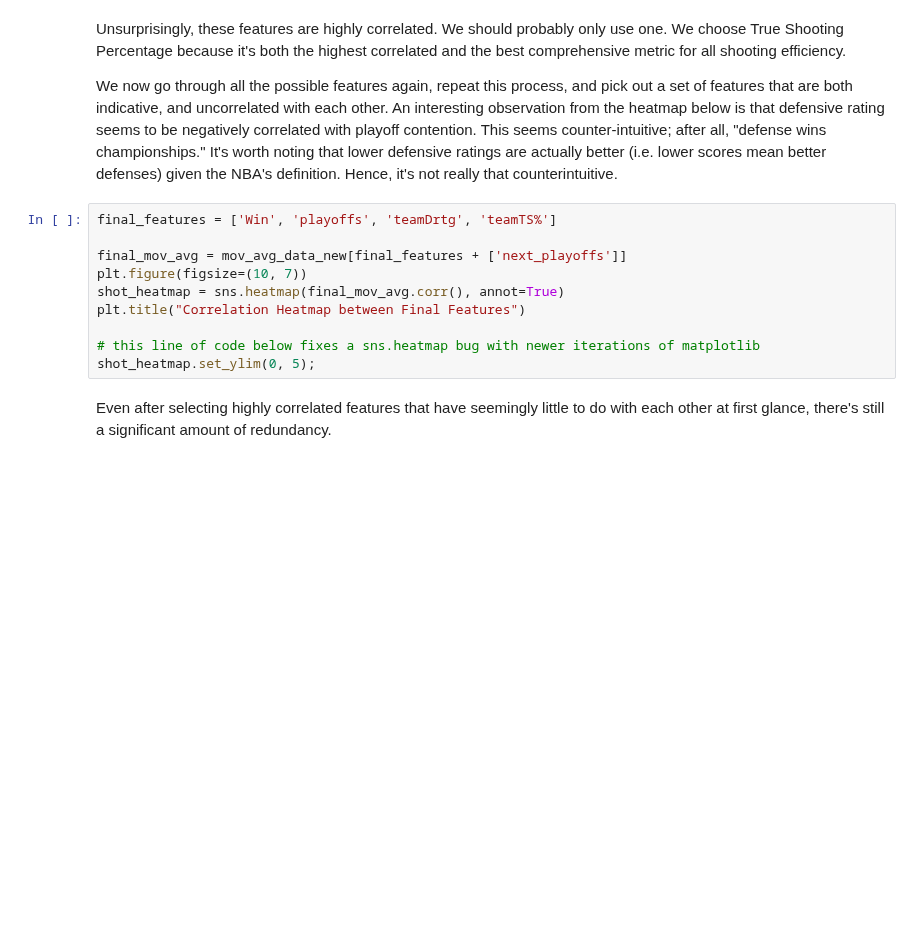
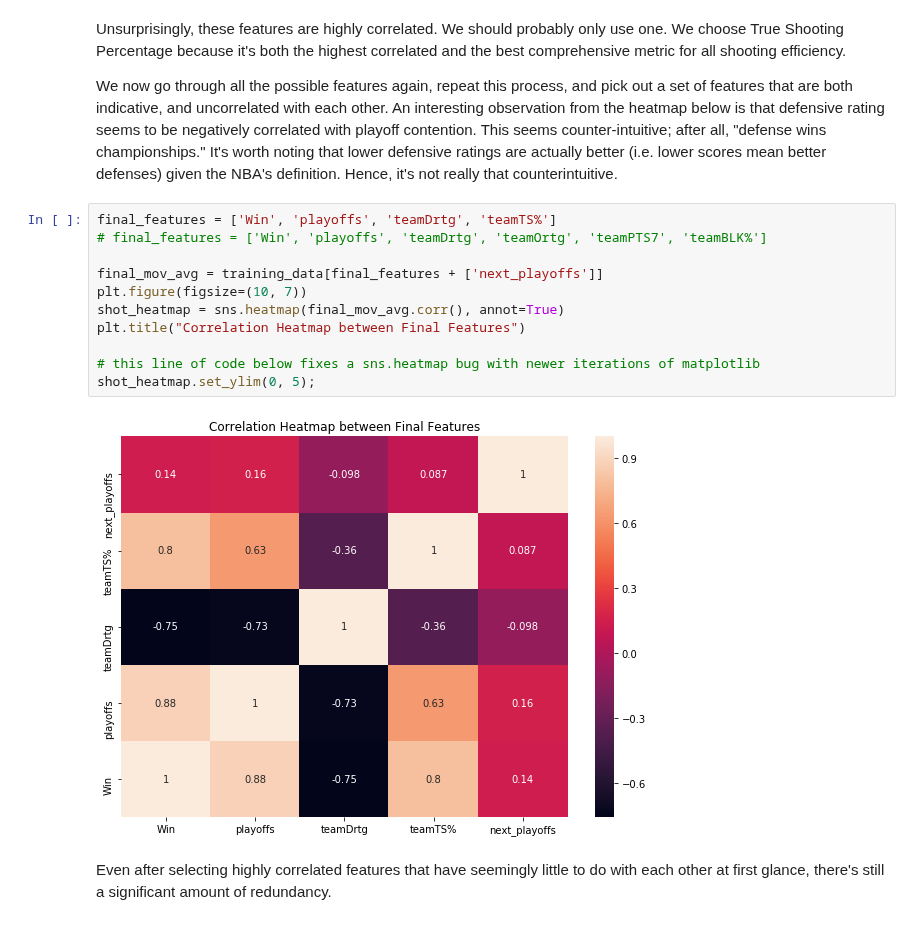
Before and after one commit to ktang98/basketball_analysis, a Jupyter notebook: basketball/basketball_analysis.ipynb, the cells around one changed output. Cells and saved outputs as stored; diff of their text form; blank space fills up the shorter version.

```diff
--- a/basketball/basketball_analysis.ipynb
+++ b/basketball/basketball_analysis.ipynb
@@ -336,14 +349,17 @@ Unsurprisingly, these features are highly correlated. We should probably only us
 We now go through all the possible features again, repeat this process, and pick out a set of features that are both indicative, and uncorrelated with each other. An interesting observation from the heatmap below is that defensive rating seems to be negatively correlated with playoff contention. This seems counter-intuitive; after all, "defense wins championships." It's worth noting that lower defensive ratings are actually better (i.e. lower scores mean better defenses) given the NBA's definition. Hence, it's not really that counterintuitive.
 # %%
 final_features = ['Win', 'playoffs', 'teamDrtg', 'teamTS%']
+# final_features = ['Win', 'playoffs', 'teamDrtg', 'teamOrtg', 'teamPTS7', 'teamBLK%']
 
-final_mov_avg = mov_avg_data_new[final_features + ['next_playoffs']]
+final_mov_avg = training_data[final_features + ['next_playoffs']]
 plt.figure(figsize=(10, 7))
 shot_heatmap = sns.heatmap(final_mov_avg.corr(), annot=True)
 plt.title("Correlation Heatmap between Final Features")
 
 # this line of code below fixes a sns.heatmap bug with newer iterations of matplotlib
 shot_heatmap.set_ylim(0, 5);
+# %% [output]
+[figure, added]
 # %% [markdown]
 Even after selecting highly correlated features that have seemingly little to do with each other at first glance, there's still a significant amount of redundancy.
 # %% [markdown]
```
Also changed, not shown: parts of 61 cells of this notebook.
